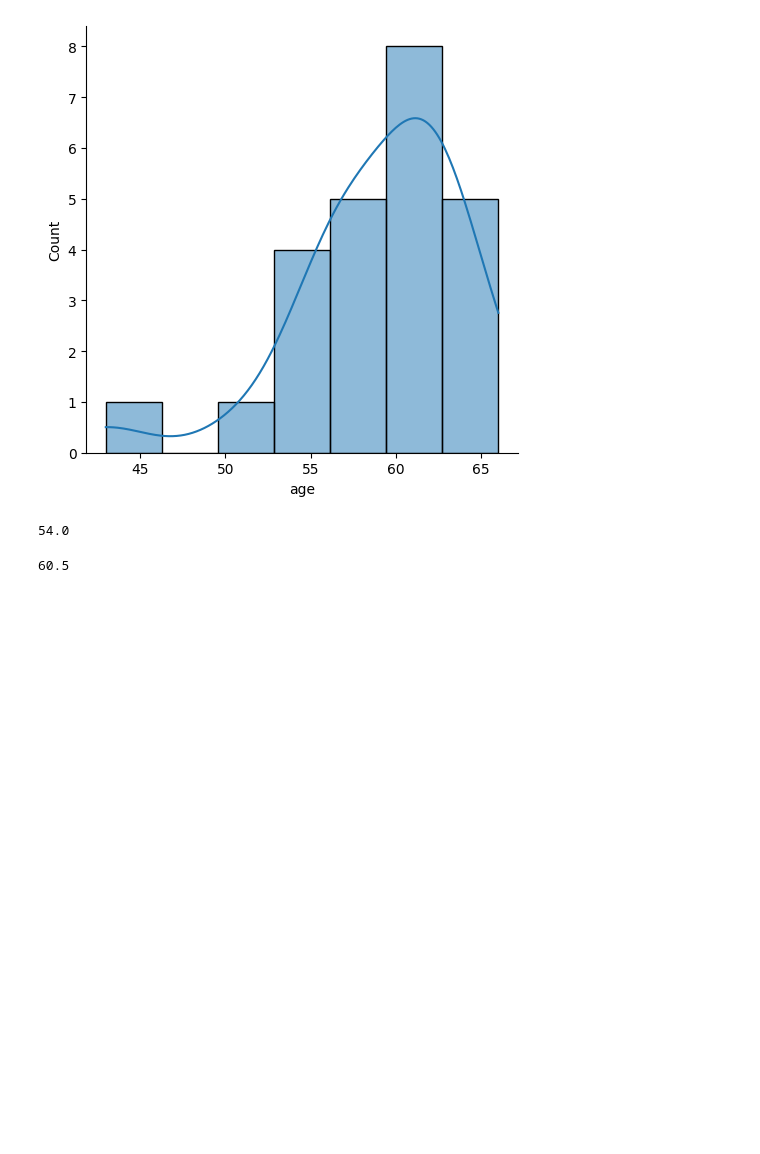
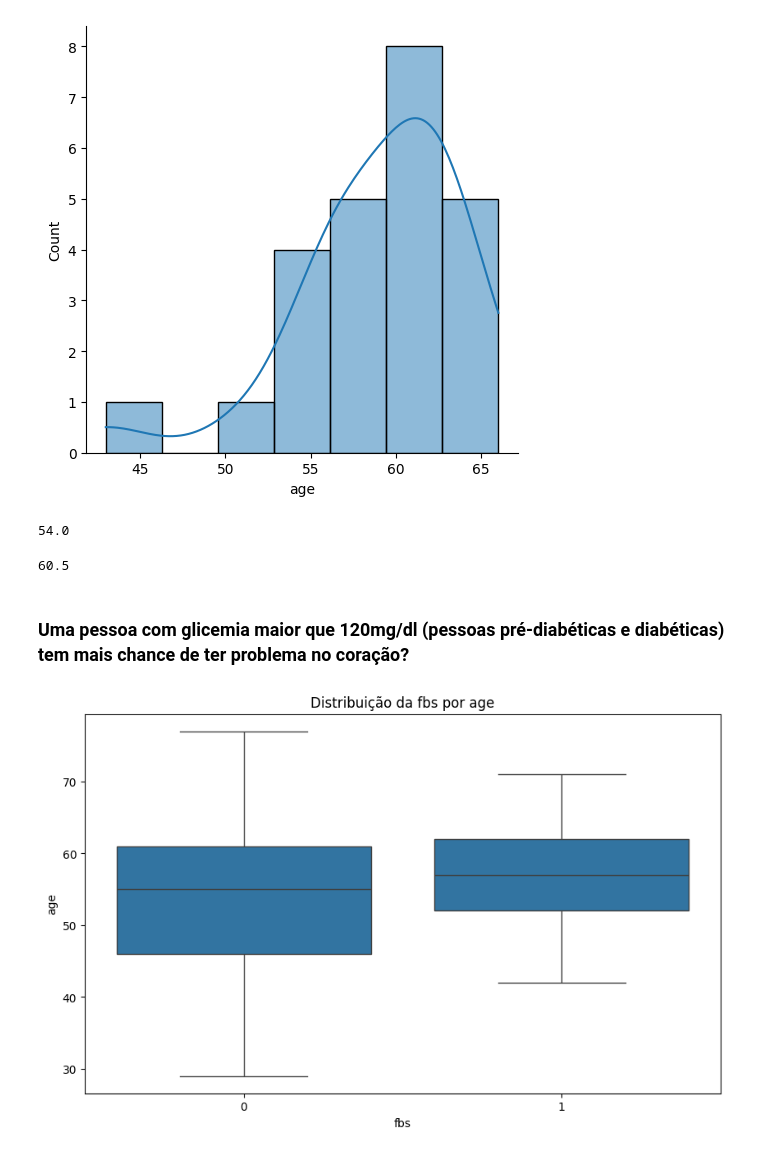
Before and after one commit to vitor1209/AnalisaAI, a Jupyter notebook: coracao/main.ipynb, the cells around one changed output. Cells and saved outputs as stored; diff of their text form; code cells hidden in the pictures; blank space fills up the shorter version.

```diff
--- a/coracao/main.ipynb
+++ b/coracao/main.ipynb
@@ -189,3 +205,14 @@ MD['age'].median()
 MS['age'].median()
 # %% [output]
 60.5
+# %% [markdown]
+### Uma pessoa com glicemia maior que 120mg/dl (pessoas pré-diabéticas e diabéticas) tem mais chance de ter problema no coração?
+# %%
+plt.figure(figsize=(10, 6))
+sns.boxplot(x='fbs', y='age', data=bd)
+plt.title('Distribuição da fbs por age')
+plt.xlabel('fbs')
+plt.ylabel('age')
+plt.show()
+# %% [output]
+[figure, added]
```
Also changed, not shown: parts of 52 cells of this notebook, 1 other file.
